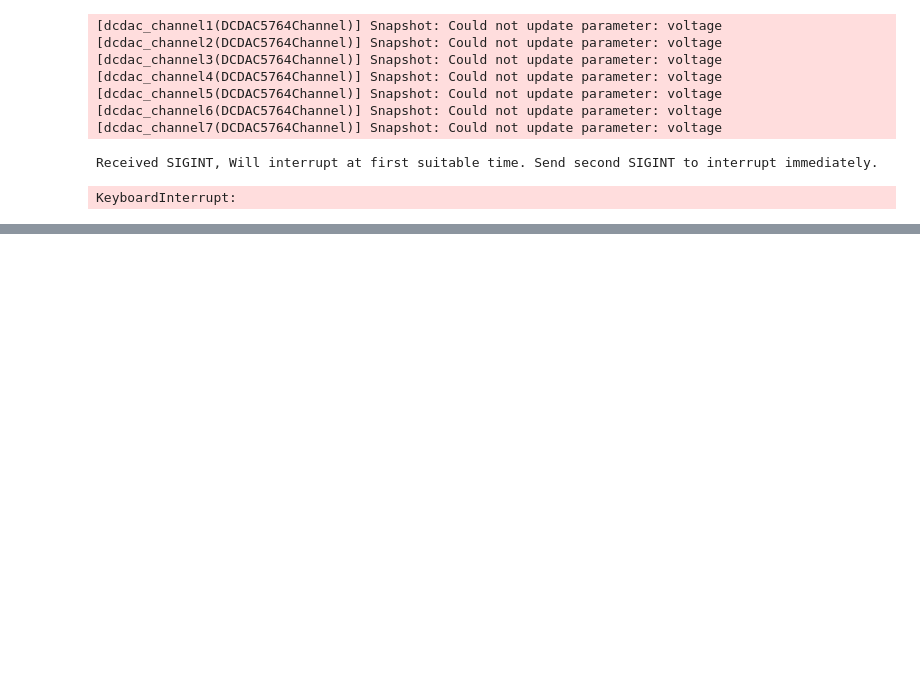
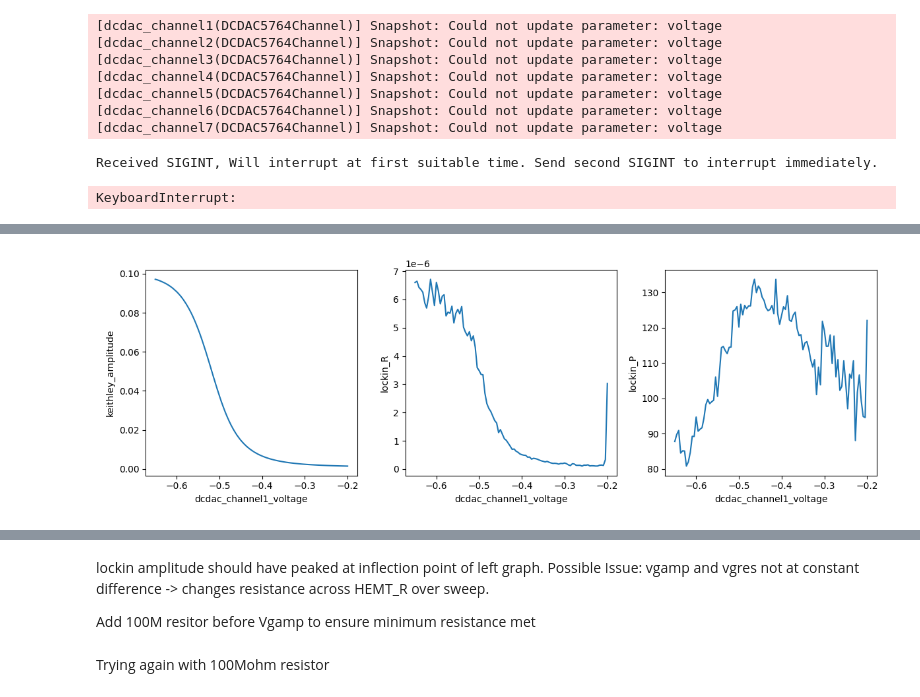
Before and after one commit to barreralab/capacitance_exps, a Jupyter notebook: notebooks/acquisition/DualHemtTests/opt_bias.ipynb, the cells around one changed output, grey strips where cells are left out. Drawn from its saved outputs; the diff is of its cells as text; code cells hidden in the pictures; blank space fills up the shorter version.

```diff
--- a/notebooks/acquisition/DualHemtTests/opt_bias.ipynb
+++ b/notebooks/acquisition/DualHemtTests/opt_bias.ipynb
@@ -351,0 +532,9 @@ acdac.reset()
+# %%
+START = -0.2
+STOP = -0.65
+SAMPLES = 100
+INT_TIME = 0.5
+
+setpoints = np.linspace(START, STOP, SAMPLES)
+res = s.sweep(Vgamp,setpoints, delay=INT_TIME)
+# %% [output]
@@ -351,0 +543 @@ acdac.reset()
+[figure, added]
@@ -351,0 +546,5 @@ acdac.reset()
+# %% [markdown]
+lockin amplitude should have peaked at inflection point of left graph.
+Possible Issue: vgamp and vgres not at constant difference -> changes resistance across HEMT_R over sweep.
+
+Add 100M resitor before Vgamp to ensure minimum resistance met
@@ -351,0 +557,2 @@ acdac.reset()
+# %% [markdown]
+Trying again with 100Mohm resistor
```
Also changed, not shown: parts of 62 cells of this notebook, 1 other file.
